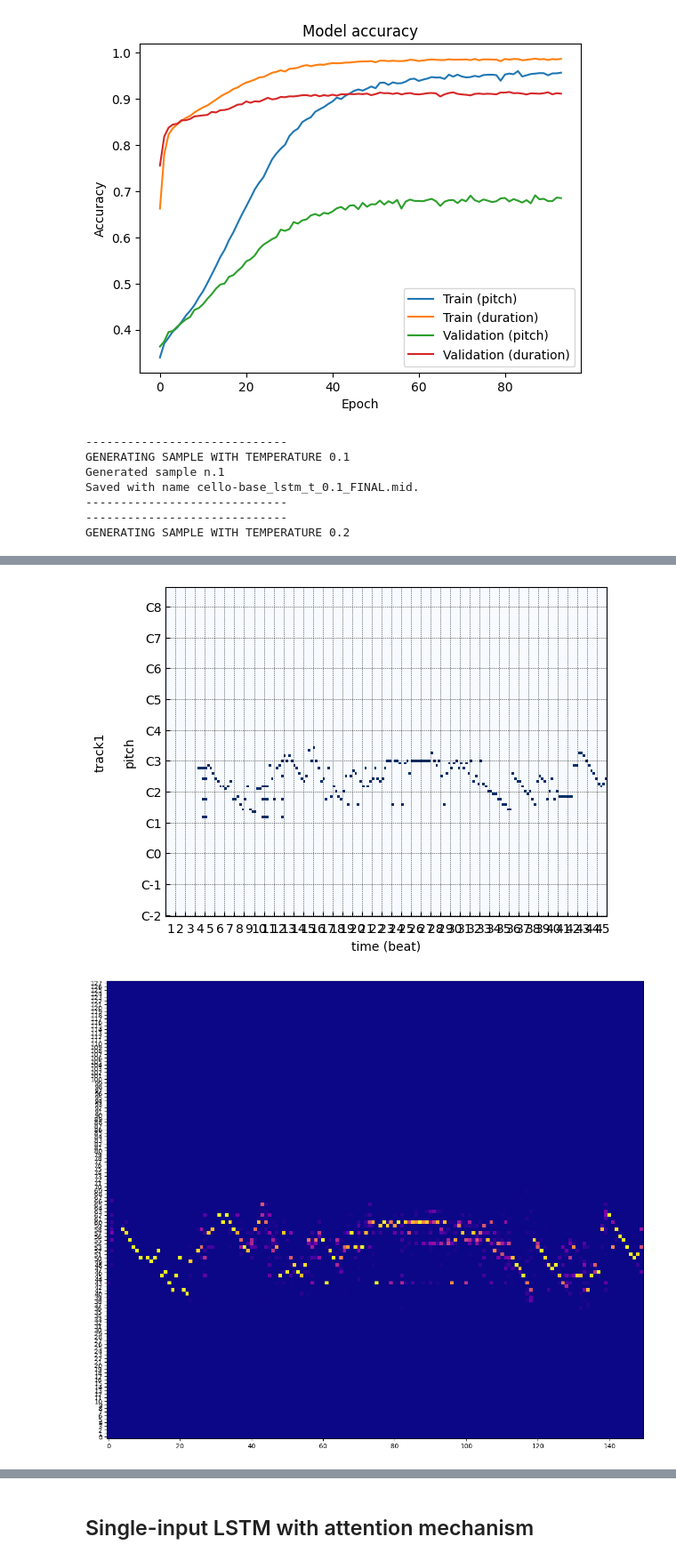
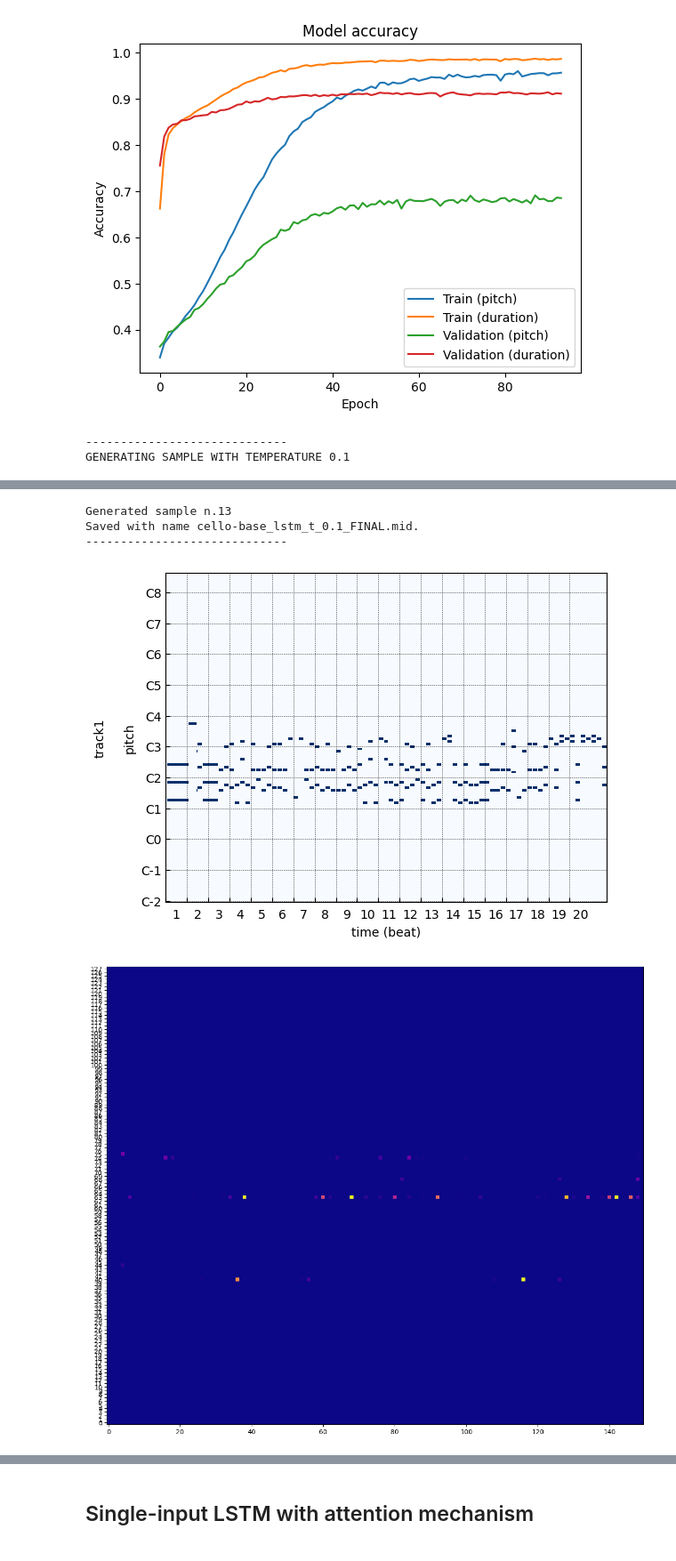
Before and after one commit to STarrio/generative-music, a Jupyter notebook: RNNMusicGeneration.ipynb, the cells around one changed output, grey strips where cells are left out. Shown at 89% size. Saved outputs shown, nothing was run; the diff lists cells and outputs as text; code cells hidden in the pictures.

```diff
--- a/RNNMusicGeneration.ipynb
+++ b/RNNMusicGeneration.ipynb
@@ -19,5 +22,5 @@ import matplotlib.pyplot as plt
 # %%
-ENV = 'colab'
+ENV = 'local'
 if(ENV == 'colab'):
     BASE_PATH = '/content/drive/MyDrive/uni/TFG2023/generative-music/'
     from google.colab import drive
@@ -361,6 +362,16 @@ class RNNSampleGenerator:
 
         print(f'Generated sample n.{self.n_sample}')
 
+    def midi2encoding(self, midi_path):
+        # read midi file con pypianoroll
+        song = pr.read(midi_path)
+        binarized = song.binarize()
+        blended = binarized.blend()
+        # encode with encoder
+        encoded_pitches, encoded_durations = self.encoder.encode_song(blended)
+        return encoded_pitches, encoded_durations
+
+
     def gen2midi(self):
 
         filename = f'{DATASET}-{self.model.name}_t_{self.cur_temp}_FINAL.mid'
@@ -506,17 +548,13 @@ sample_generator = RNNSampleGenerator(rnn, encoder=denc)
 # %%
-temps = [0.1, 0.2, 0.5, 0.8]
+# FROM EMPTY SEED
+temps = [0.1]
 for temp in temps:
-  print('-----------------------------')
-  print(f'GENERATING SAMPLE WITH TEMPERATURE {temp}')
-  sample_generator.generate(([],[]),sample_length=150,temperature=temp)
-  sample_generator.gen2midi()
-  sample_generator.plot_probs_heatmap()
-  print('-----------------------------')
+    print('-----------------------------')
+    print(f'GENERATING SAMPLE WITH TEMPERATURE {temp}')
+    sample_generator.generate(([],[]),sample_length=150,temperature=temp)
+    sample_generator.gen2midi()
+    sample_generator.plot_probs_heatmap()
+    print('-----------------------------')
 # %% [output]
 -----------------------------
 GENERATING SAMPLE WITH TEMPERATURE 0.1
-Generated sample n.1
-Saved with name cello-base_lstm_t_0.1_FINAL.mid.
------------------------------
------------------------------
-GENERATING SAMPLE WITH TEMPERATURE 0.2
@@ -536,2 +573,5 @@ Saved with name cello-base_lstm_t_0.8_FINAL.mid.
+Generated sample n.13
+Saved with name cello-base_lstm_t_0.1_FINAL.mid.
+-----------------------------
-[figure, old version]
+[figure, new version]
-[figure, old version]
+[figure, new version]
```
Also changed, not shown: parts of 7 cells of this notebook, 2 other files.
